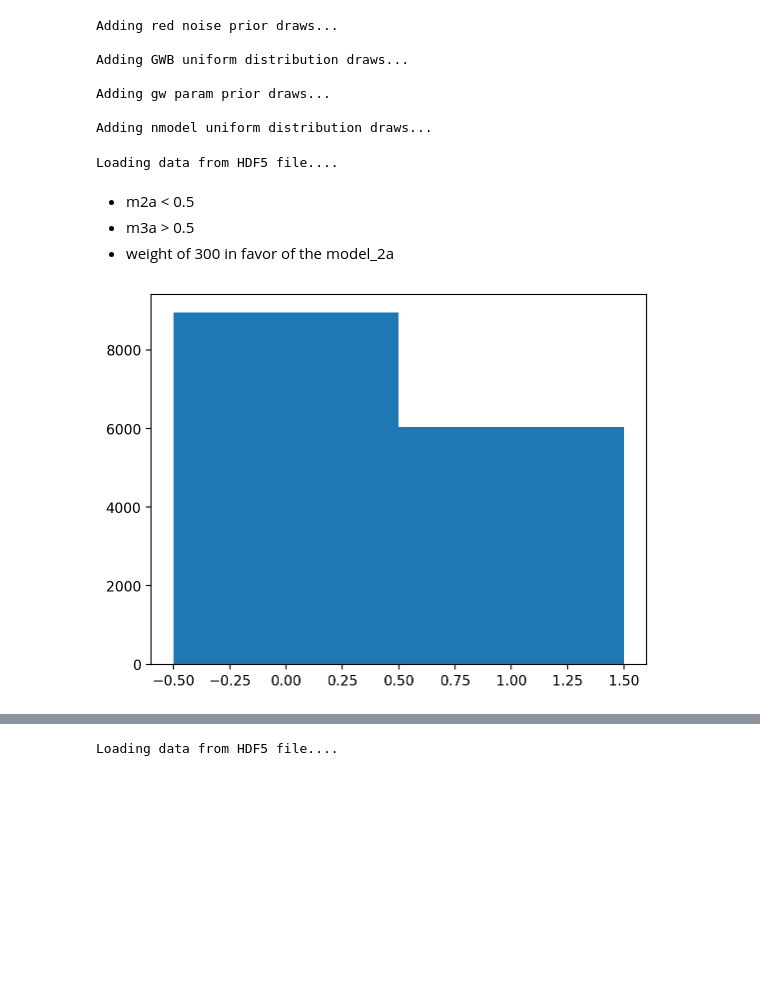
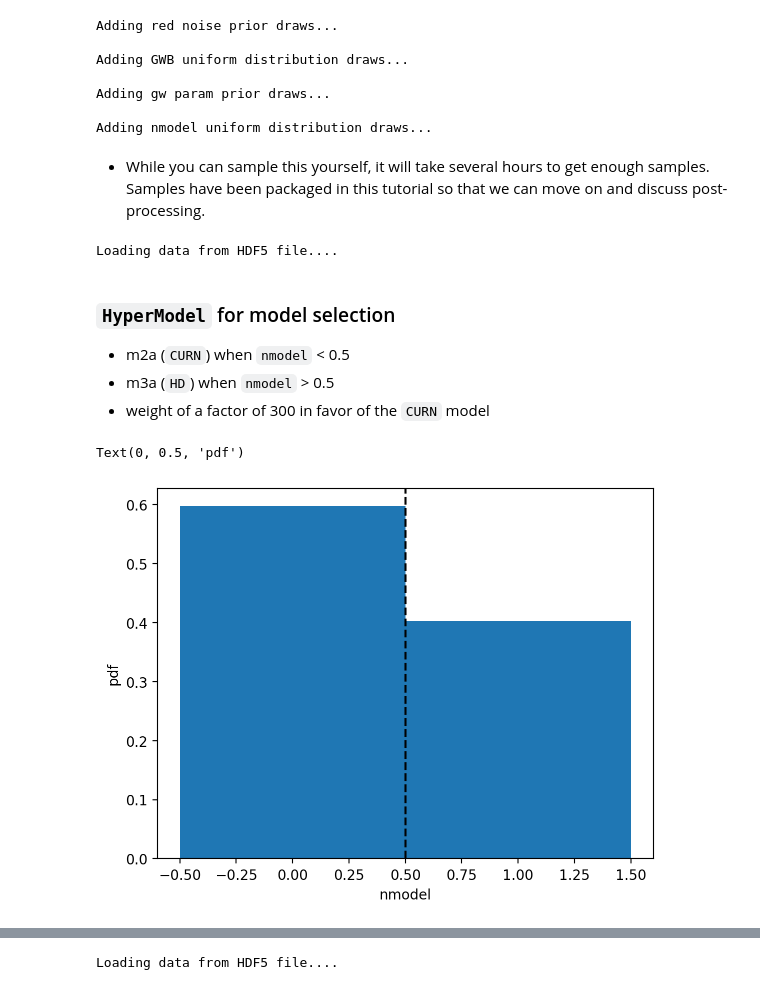
Before and after one commit to nanograv/15yr_stochastic_analysis, a Jupyter notebook: tutorials/model_selection.ipynb, the cells around one changed output, grey strips where cells are left out. Saved outputs shown, nothing was run; the diff lists cells and outputs as text; code cells hidden in the pictures; blank space fills up the shorter version.

Commit message:
update tutorials

```diff
--- a/tutorials/model_selection.ipynb
+++ b/tutorials/model_selection.ipynb
@@ -113,6 +121,8 @@ Adding nmodel uniform distribution draws...
 # sampler for N steps
 N = int(5e6)  # 5e6 is a good number for a real analysis
 x0 = super_model.initial_sample()
+# %% [markdown]
+* While you can sample this yourself, it will take several hours to get enough samples. Samples have been packaged in this tutorial so that we can move on and discuss post-processing.
 # %%
 # sample
 # sampler.sample(x0, N, SCAMweight=30, AMweight=15, DEweight=50, )
@@ -121,10 +131,15 @@ c1 = core.Core(corepath='./presampled_cores/m2a_m3a.core')
 # %% [output]
 Loading data from HDF5 file....
 # %% [markdown]
-* m2a < 0.5
-* m3a > 0.5
-* weight of 300 in favor of the model_2a
+### `HyperModel` for model selection
+* m2a (`CURN`) when `nmodel` < 0.5
+* m3a (`HD`) when `nmodel` > 0.5
+* weight of a factor of 300 in favor of the `CURN` model
 # %%
-res = plt.hist(c1.get_param('nmodel'), bins=2)
+res = plt.hist(c1.get_param('nmodel'), bins=2, density=True)
+plt.axvline(0.5, color='k', ls='--')
+plt.xlabel('nmodel')
+plt.ylabel('pdf')
 # %% [output]
+Text(0, 0.5, 'pdf')
-[figure, old version]
+[figure, new version]
```
Also changed, not shown: parts of 19 cells of this notebook, 3 other files.
